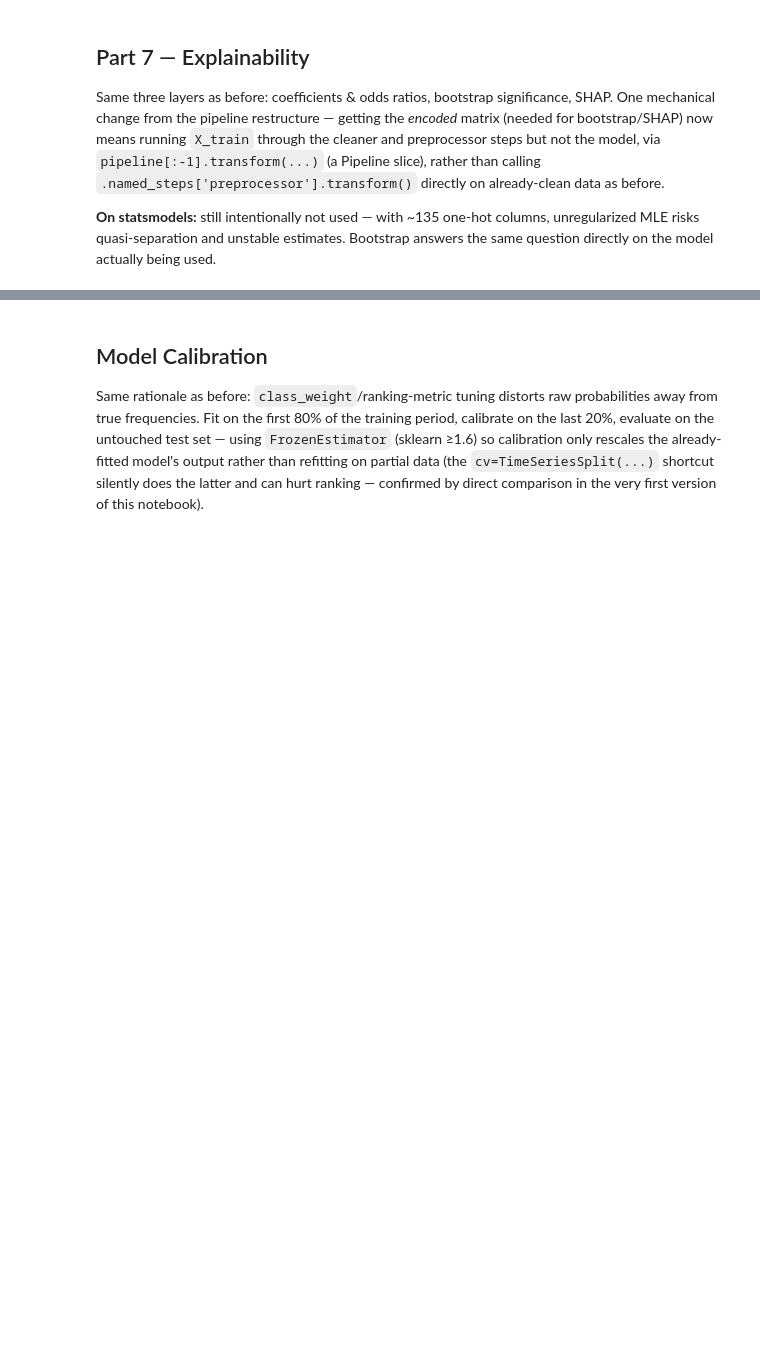
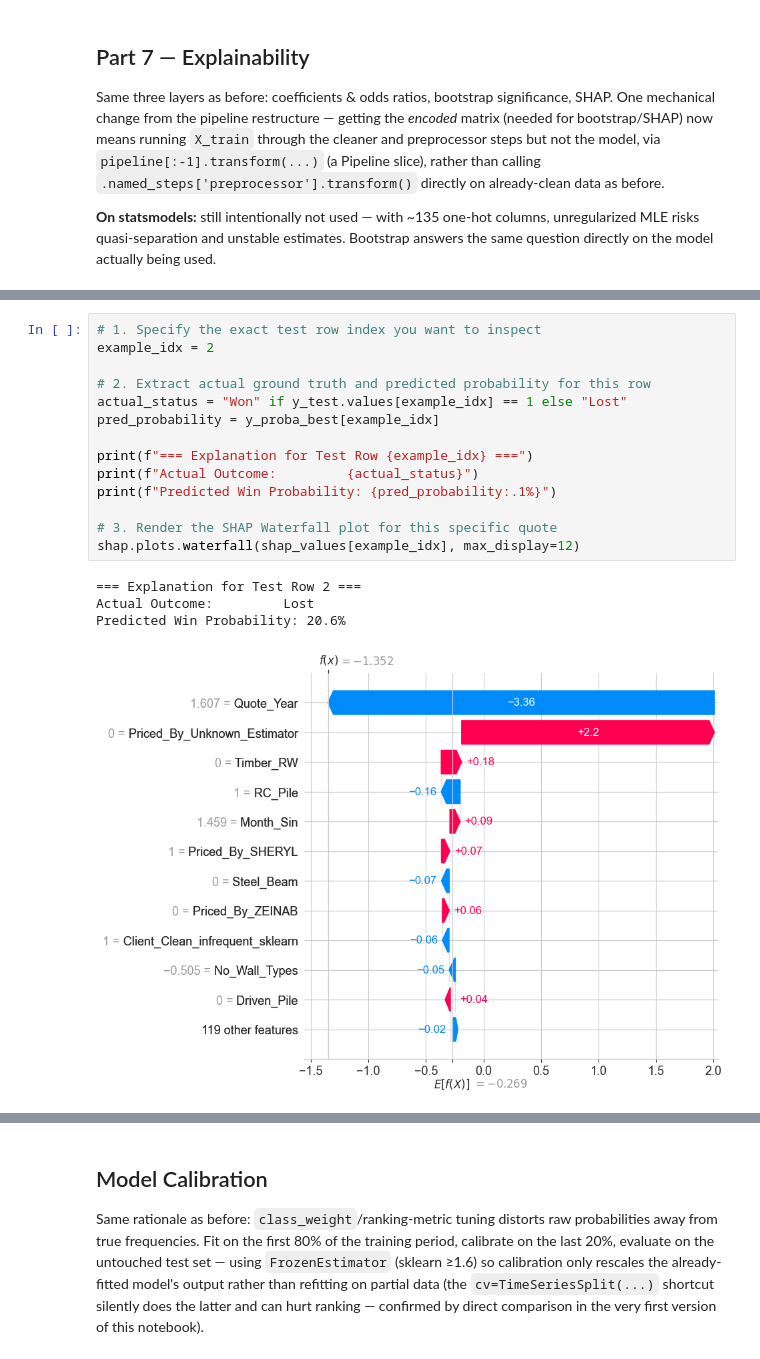
Before and after one commit to Phong031/ML_Models, a Jupyter notebook: notebook/Quotation_Win_Loss_01_EDA_LogisticRegression.ipynb, the cells around one changed output, grey strips where cells are left out. Cells and saved outputs as stored; diff of their text form; blank space fills up the shorter version.

```diff
--- a/notebook/Quotation_Win_Loss_01_EDA_LogisticRegression.ipynb
+++ b/notebook/Quotation_Win_Loss_01_EDA_LogisticRegression.ipynb
@@ -346,0 +393,19 @@ Example: test row 270, actual = Won, predicted probability = 0.546
+# %%
+# 1. Specify the exact test row index you want to inspect
+example_idx = 2
+
+# 2. Extract actual ground truth and predicted probability for this row
+actual_status = "Won" if y_test.values[example_idx] == 1 else "Lost"
+pred_probability = y_proba_best[example_idx]
+
+print(f"=== Explanation for Test Row {example_idx} ===")
+print(f"Actual Outcome:         {actual_status}")
+print(f"Predicted Win Probability: {pred_probability:.1%}")
+
+# 3. Render the SHAP Waterfall plot for this specific quote
+shap.plots.waterfall(shap_values[example_idx], max_display=12)
+# %% [output]
+=== Explanation for Test Row 2 ===
+Actual Outcome:         Lost
+Predicted Win Probability: 20.6%
+[figure, added]
```
Also changed, not shown: parts of 14 cells of this notebook, 7 other files.
